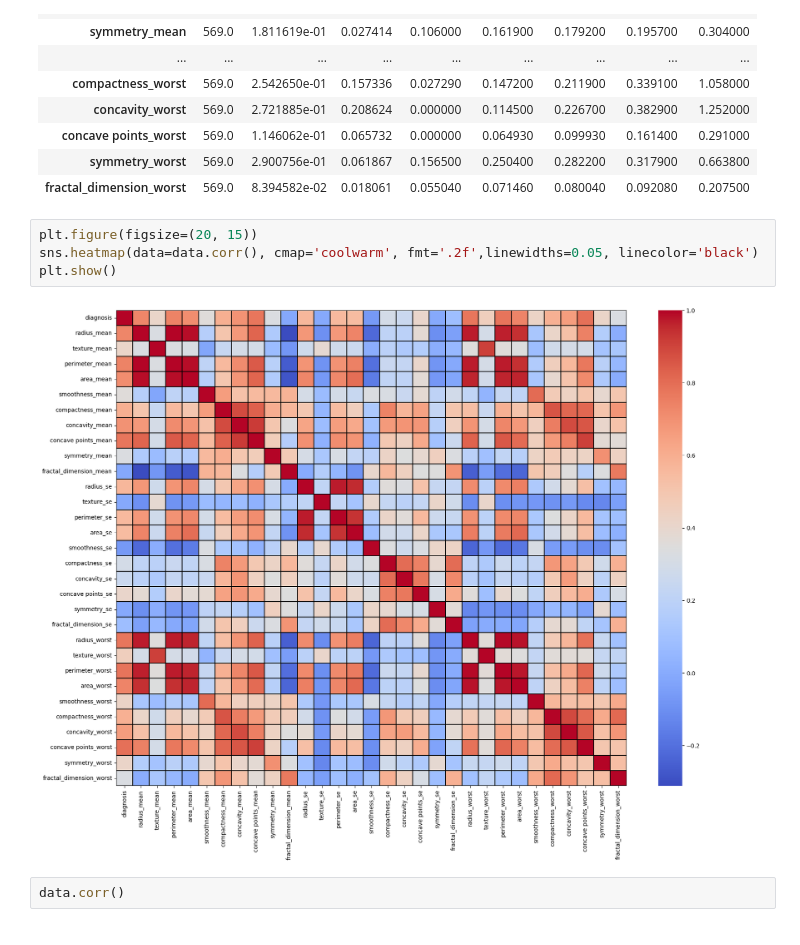
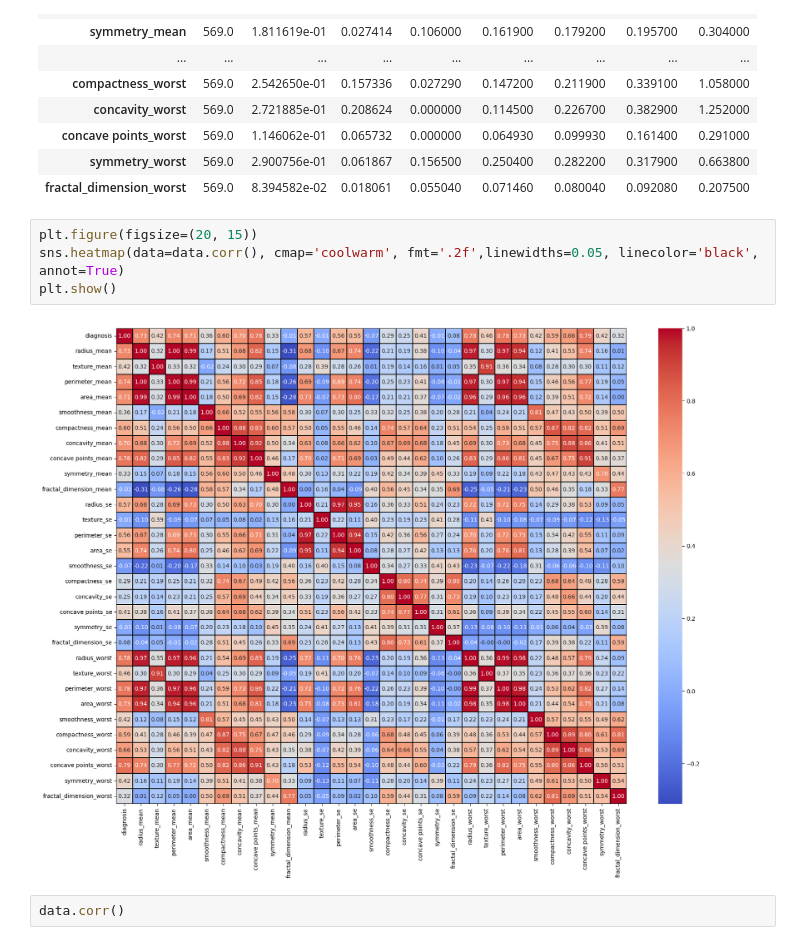
Before and after one commit to fawern/breast-cancer-classifier, a Jupyter notebook: breast-cancer.ipynb, the cells around one changed output. Drawn from its saved outputs; the diff is of its cells as text.

```diff
--- a/breast-cancer.ipynb
+++ b/breast-cancer.ipynb
@@ -129,10 +166,10 @@ total null values: 0
 | fractal_dimension_worst | 569.0 | 8.394582e-02 | 0.018061 | 0.055040 | 0.071460 | 0.080040 | 0.092080 | 0.207500 |
 # %%
 plt.figure(figsize=(20, 15))
-sns.heatmap(data=data.corr(), cmap='coolwarm', fmt='.2f',linewidths=0.05, linecolor='black')
+sns.heatmap(data=data.corr(), cmap='coolwarm', fmt='.2f',linewidths=0.05, linecolor='black', annot=True)
 plt.show()
 # %% [output]
-[figure, old version]
+[figure, new version]
 # %%
 data.corr()
 # %% [output]
```
Also changed, not shown: parts of 5 cells of this notebook.
